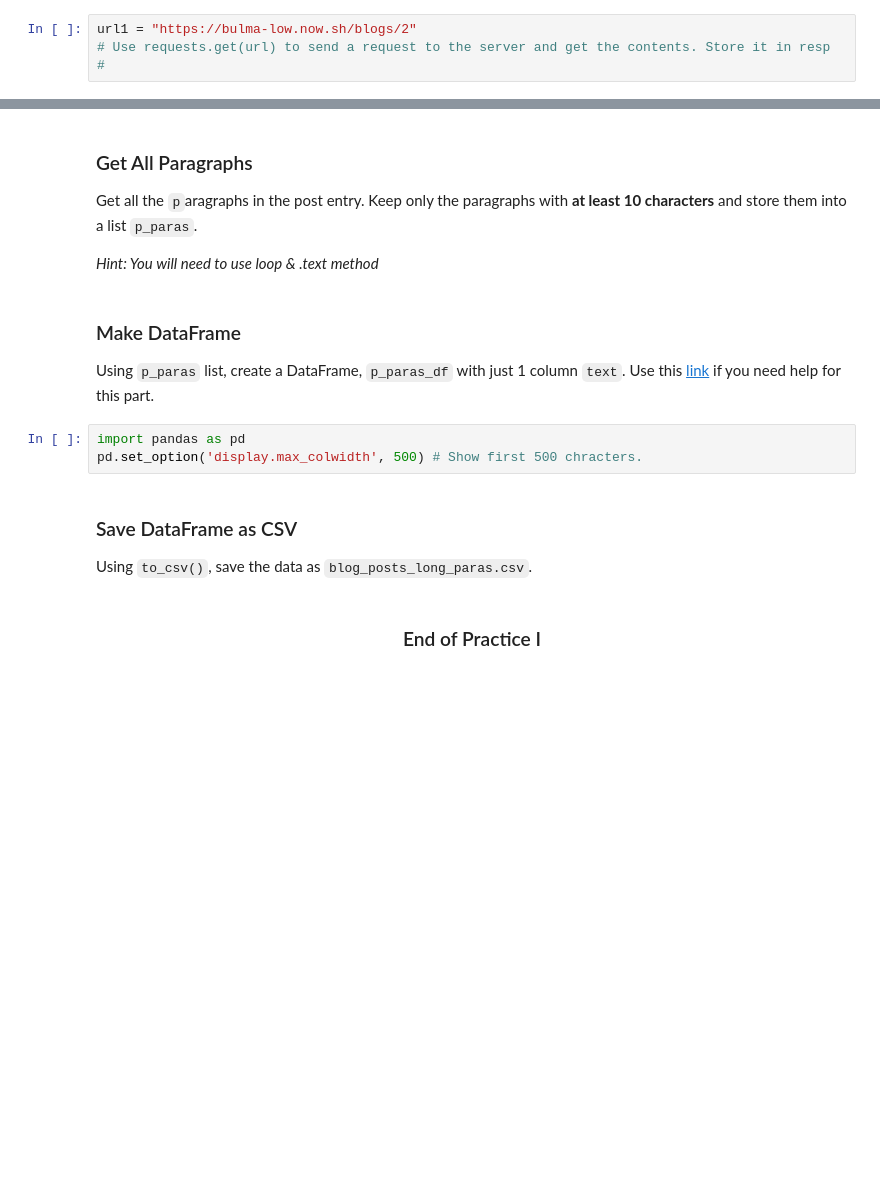
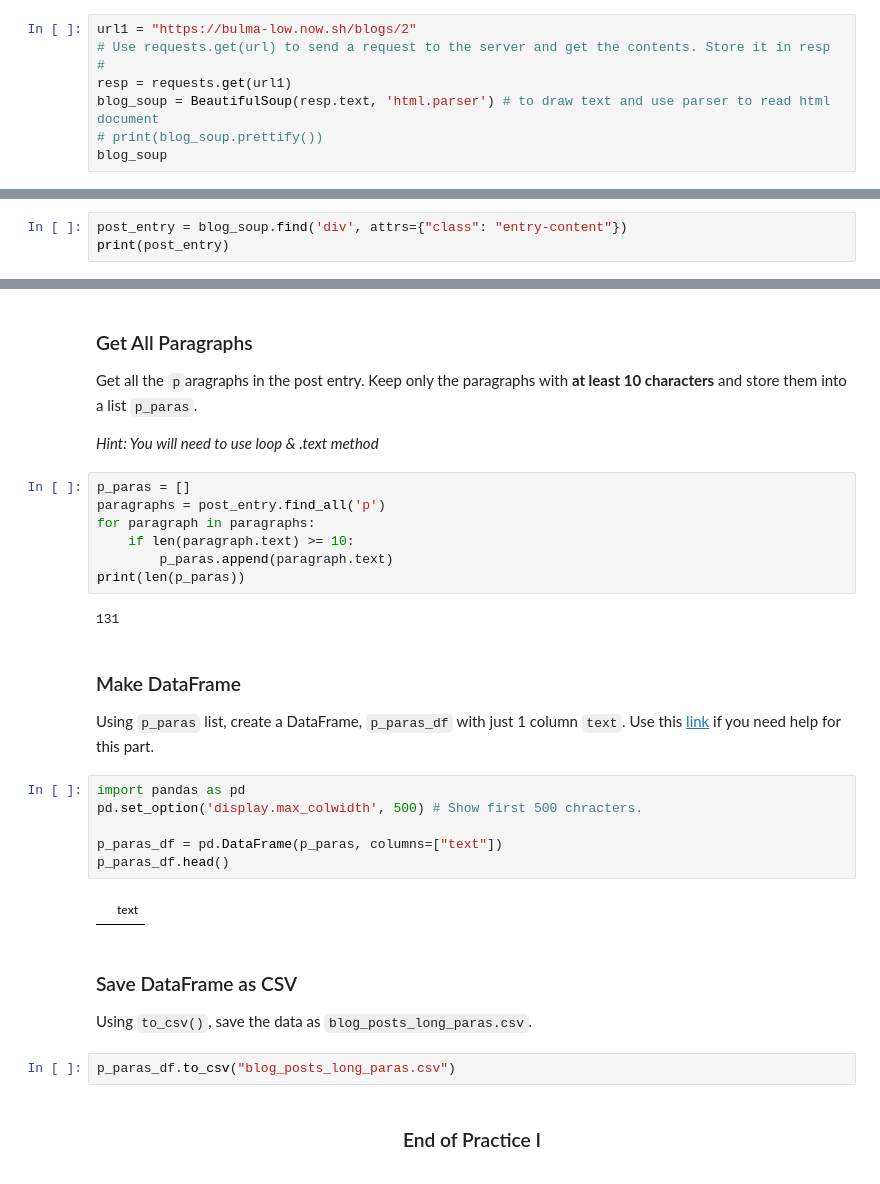
Before and after one commit to helloitsm3/DS102, a Jupyter notebook: Lesson 03/In Class Practice/Hackwagon_Academy_DS102_-_Lesson_3A_-_HTML_Web_Scraping_-_Student.ipynb, the cells around one changed output, grey strips where cells are left out. Cells and saved outputs as stored; diff of their text form; blank space fills up the shorter version.

```diff
--- a/Lesson 03/In Class Practice/Hackwagon_Academy_DS102_-_Lesson_3A_-_HTML_Web_Scraping_-_Student.ipynb
+++ b/Lesson 03/In Class Practice/Hackwagon_Academy_DS102_-_Lesson_3A_-_HTML_Web_Scraping_-_Student.ipynb
@@ -482,3 +482,7 @@ Using `requests.get`, get the response HTML from [the same travel blog](https://
 url1 = "https://bulma-low.now.sh/blogs/2"
 # Use requests.get(url) to send a request to the server and get the contents. Store it in resp
 #
+resp = requests.get(url1)
+blog_soup = BeautifulSoup(resp.text, 'html.parser') # to draw text and use parser to read html document
+# print(blog_soup.prettify())
+blog_soup
@@ -486,3 +508,6 @@ url1 = "https://bulma-low.now.sh/blogs/2"
 ### Get Post Entry
 
 Find the `div` with the `class` of `entry-content`, then `prettify` the tag to view the HTML.
+# %%
+post_entry = blog_soup.find('div', attrs={"class": "entry-content"})
+print(post_entry)
@@ -492,6 +535,15 @@ Find the `div` with the `class` of `entry-content`, then `prettify` the tag to v
 Get all the `p`aragraphs in the post entry. Keep only the paragraphs with <b>at least 10 characters</b> and store them into a list `p_paras`.
 
 <i>Hint: You will need to use loop & .text method</i>
+# %%
+p_paras = []
+paragraphs = post_entry.find_all('p')
+for paragraph in paragraphs:
+    if len(paragraph.text) >= 10:
+        p_paras.append(paragraph.text)
+print(len(p_paras))
+# %% [output]
+131
 # %% [markdown]
 ### Make DataFrame
 
@@ -499,10 +551,17 @@ Using `p_paras` list, create a DataFrame, `p_paras_df` with just 1 column `text`
 # %%
 import pandas as pd
 pd.set_option('display.max_colwidth', 500) # Show first 500 chracters.
+
+p_paras_df = pd.DataFrame(p_paras, columns=["text"])
+p_paras_df.head()
+# %% [output]
+|  | text |
 # %% [markdown]
 ### Save DataFrame as CSV
 
 Using `to_csv()`, save the data as `blog_posts_long_paras.csv`.
+# %%
+p_paras_df.to_csv("blog_posts_long_paras.csv")
 # %% [markdown]
 <center><h3> End of Practice I </h3></center>
 # %% [markdown]
```
Also changed, not shown: parts of 5 cells of this notebook, 1 other file.
